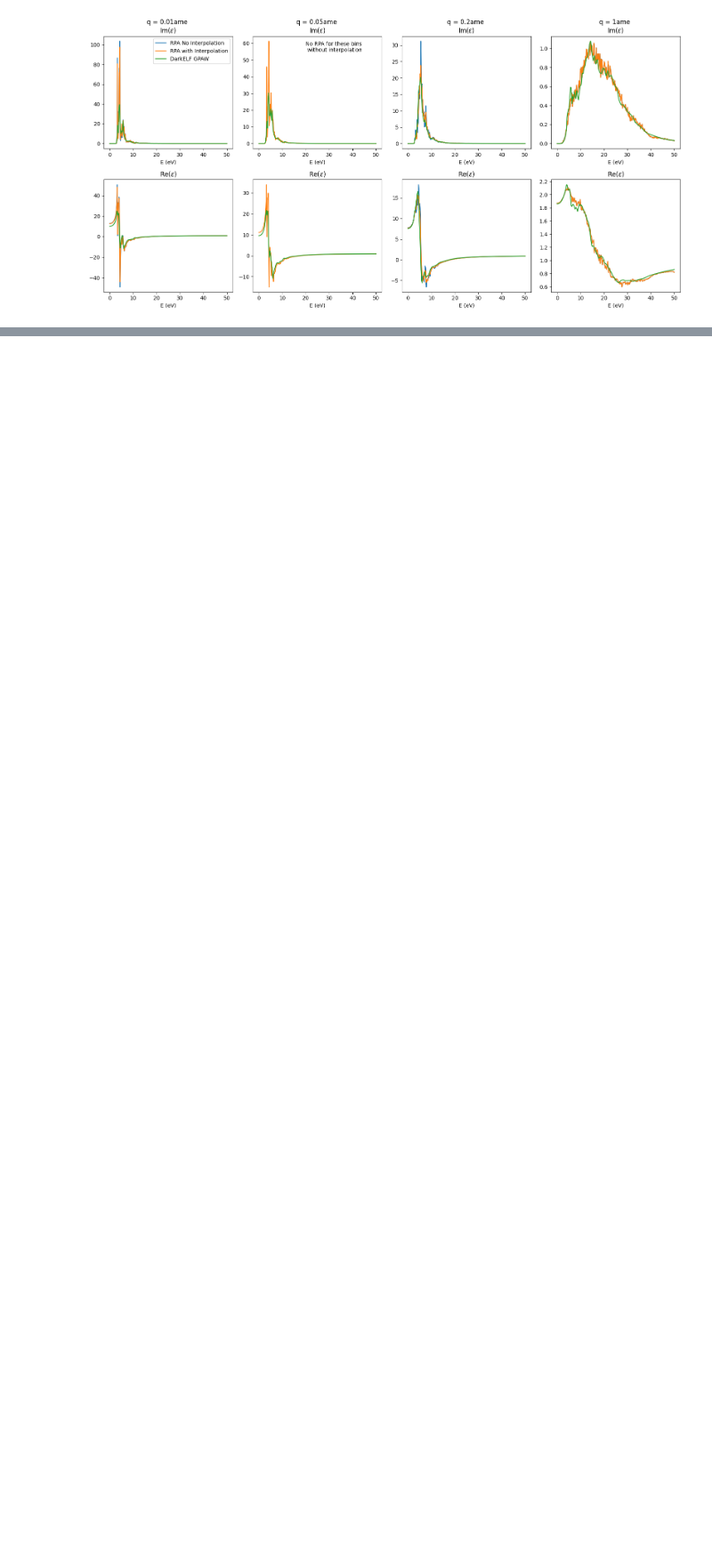
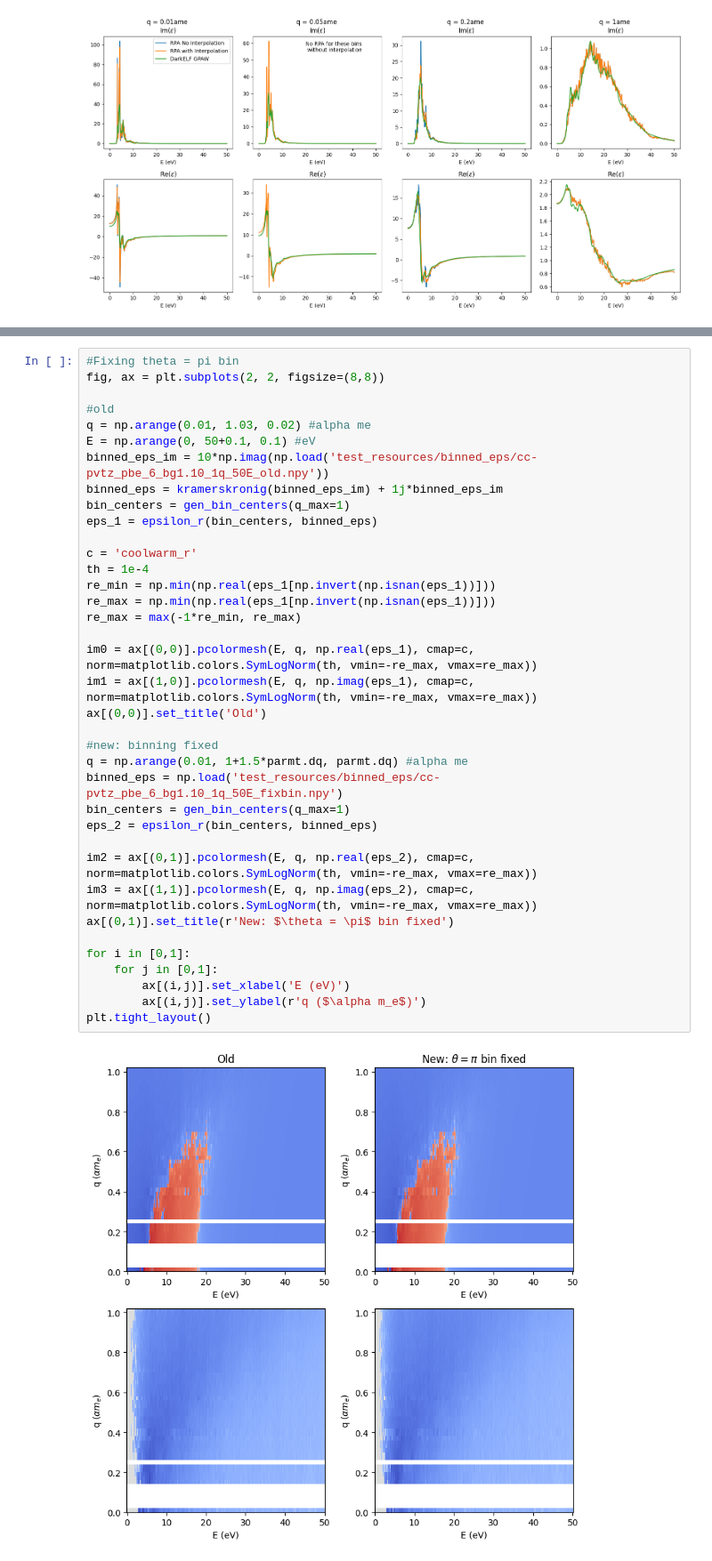
Before and after one commit to meganhott/QCDark2, a Jupyter notebook: plots.ipynb, the cells around one changed output, grey strips where cells are left out. Shown at 89% size. Cells and saved outputs as stored; diff of their text form; blank space fills up the shorter version.

Commit message:
Added interpolation function, plot for fixed binning

```diff
--- a/plots.ipynb
+++ b/plots.ipynb
@@ -713,3 +713,42 @@ for i in [0,1]:
 plt.tight_layout()
 # %% [output]
 [figure]
+# %%
+#Fixing theta = pi bin
+fig, ax = plt.subplots(2, 2, figsize=(8,8))
+
+#old
+q = np.arange(0.01, 1.03, 0.02) #alpha me
+E = np.arange(0, 50+0.1, 0.1) #eV
+binned_eps_im = 10*np.imag(np.load('test_resources/binned_eps/cc-pvtz_pbe_6_bg1.10_1q_50E_old.npy'))
+binned_eps = kramerskronig(binned_eps_im) + 1j*binned_eps_im
+bin_centers = gen_bin_centers(q_max=1)
+eps_1 = epsilon_r(bin_centers, binned_eps)
+
+c = 'coolwarm_r'
+th = 1e-4
+re_min = np.min(np.real(eps_1[np.invert(np.isnan(eps_1))]))
+re_max = np.min(np.real(eps_1[np.invert(np.isnan(eps_1))]))
+re_max = max(-1*re_min, re_max)
+
+im0 = ax[(0,0)].pcolormesh(E, q, np.real(eps_1), cmap=c, norm=matplotlib.colors.SymLogNorm(th, vmin=-re_max, vmax=re_max))
+im1 = ax[(1,0)].pcolormesh(E, q, np.imag(eps_1), cmap=c, norm=matplotlib.colors.SymLogNorm(th, vmin=-re_max, vmax=re_max))
+ax[(0,0)].set_title('Old')
+
+#new: binning fixed
+q = np.arange(0.01, 1+1.5*parmt.dq, parmt.dq) #alpha me
+binned_eps = np.load('test_resources/binned_eps/cc-pvtz_pbe_6_bg1.10_1q_50E_fixbin.npy')
+bin_centers = gen_bin_centers(q_max=1)
+eps_2 = epsilon_r(bin_centers, binned_eps)
+
+im2 = ax[(0,1)].pcolormesh(E, q, np.real(eps_2), cmap=c, norm=matplotlib.colors.SymLogNorm(th, vmin=-re_max, vmax=re_max))
+im3 = ax[(1,1)].pcolormesh(E, q, np.imag(eps_2), cmap=c, norm=matplotlib.colors.SymLogNorm(th, vmin=-re_max, vmax=re_max))
+ax[(0,1)].set_title(r'New: $\theta = \pi$ bin fixed')
+
+for i in [0,1]:
+    for j in [0,1]:
+        ax[(i,j)].set_xlabel('E (eV)')
+        ax[(i,j)].set_ylabel(r'q ($\alpha m_e$)')
+plt.tight_layout()
+# %% [output]
+[figure, added]
```
Also changed, not shown: parts of 2 cells of this notebook, 1 other file.
